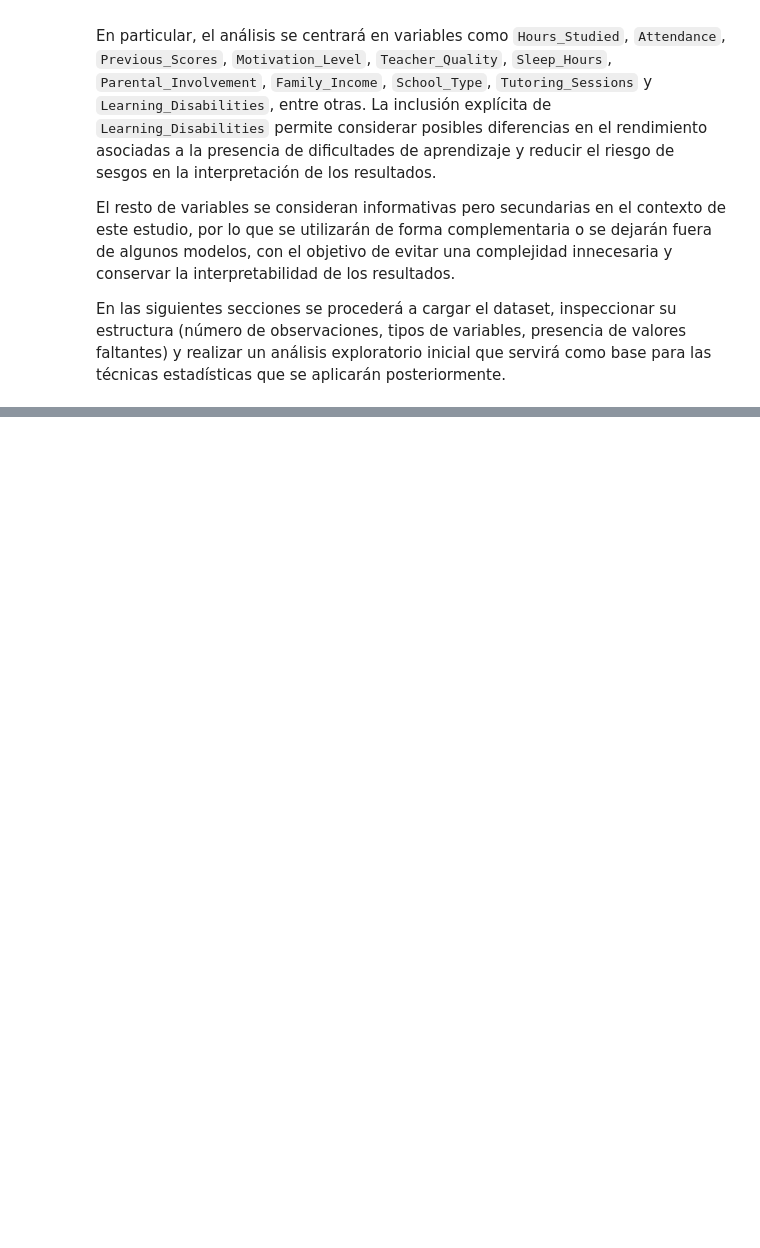
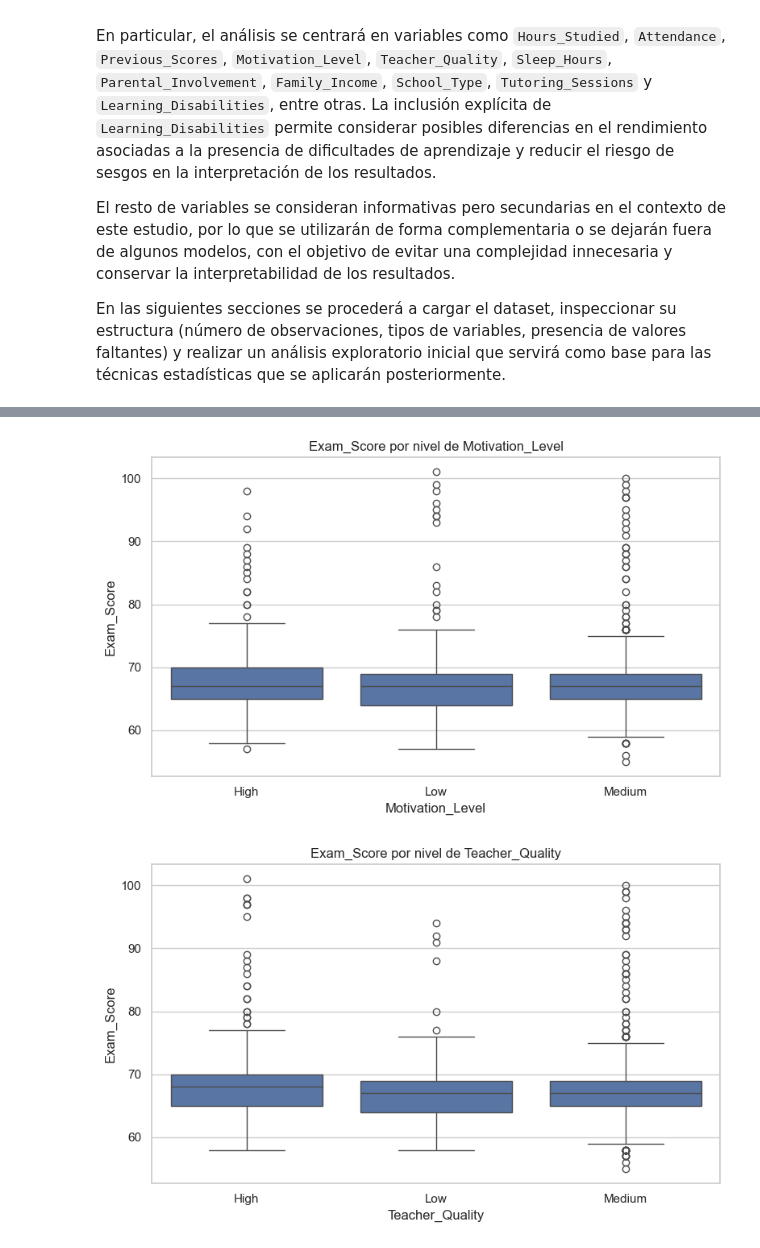
Before and after one commit to Ray-M05/Student-Performance-Predictor, a Jupyter notebook: StudentPerformance.ipynb, the cells around one changed output, grey strips where cells are left out. Cells and saved outputs as stored; diff of their text form; code cells hidden in the pictures; blank space fills up the shorter version.

```diff
--- a/StudentPerformance.ipynb
+++ b/StudentPerformance.ipynb
@@ -125,0 +426,31 @@ dtype: int64
+# %%
+# 2.3.2 Relación con Motivation_Level y Teacher_Quality (P2)
+
+plt.figure(figsize=(8, 5))
+sns.boxplot(
+    data=df_main,
+    x="Motivation_Level",
+    y="Exam_Score",
+    order=sorted(df_main["Motivation_Level"].dropna().unique())
+)
+plt.title("Exam_Score por nivel de Motivation_Level")
+plt.xlabel("Motivation_Level")
+plt.ylabel("Exam_Score")
+plt.tight_layout()
+plt.show()
+
+plt.figure(figsize=(8, 5))
+sns.boxplot(
+    data=df_main,
+    x="Teacher_Quality",
+    y="Exam_Score",
+    order=sorted(df_main["Teacher_Quality"].dropna().unique())
+)
+plt.title("Exam_Score por nivel de Teacher_Quality")
+plt.xlabel("Teacher_Quality")
+plt.ylabel("Exam_Score")
+plt.tight_layout()
+plt.show()
+# %% [output]
+[figure, added]
+[figure, added]
```
Also changed, not shown: parts of 14 cells of this notebook, 1 other file.
